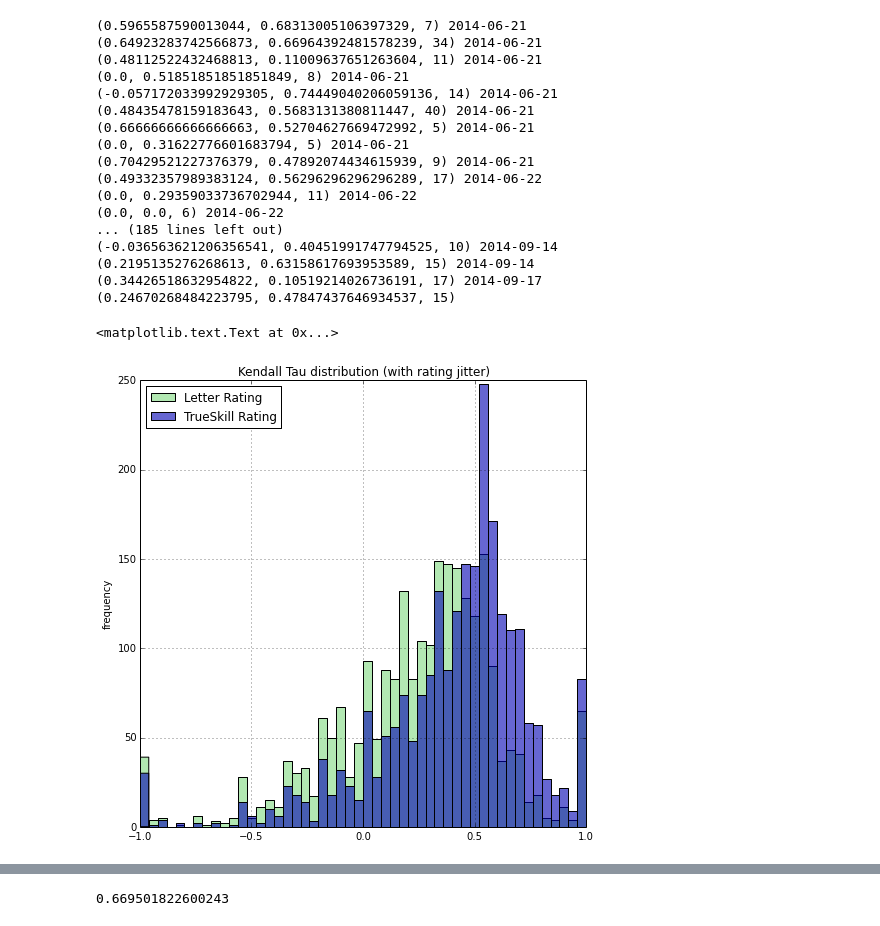
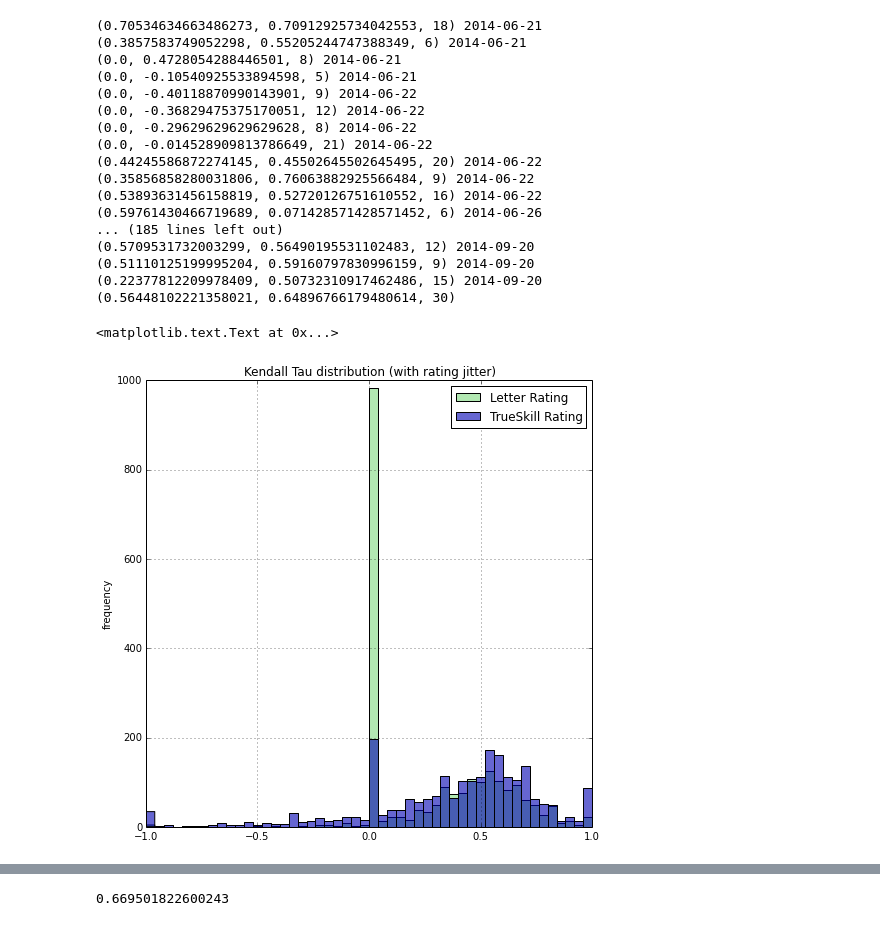
Before and after one commit to djma/pointcontrol, a Jupyter notebook: notebooks/prediction - places.ipynb, the cells around one changed output, grey strips where cells are left out. Saved outputs shown, nothing was run; the diff lists cells and outputs as text; code cells hidden in the pictures.

```diff
--- a/notebooks/prediction - places.ipynb
+++ b/notebooks/prediction - places.ipynb
@@ -108,7 +125,7 @@ np.random.seed(0)
 events = c.execute("""
 SELECT e.*, t.start_date
 FROM events e, tournaments t
-WHERE weapon = 'Epee'
+WHERE weapon = 'Saber'
   AND e.tournamentid = t.tournamentid
   AND t.start_date > '2014-06-20'
 ORDER BY t.start_date ASC
@@ -129,21 +146,21 @@ for event in events:
         print taus, start_date
 d = pd.DataFrame(collected_taus)
 # %% [output]
-(0.5965587590013044, 0.68313005106397329, 7) 2014-06-21
-(0.64923283742566873, 0.66964392481578239, 34) 2014-06-21
-(0.48112522432468813, 0.11009637651263604, 11) 2014-06-21
-(0.0, 0.51851851851851849, 8) 2014-06-21
-(-0.057172033992929305, 0.74449040206059136, 14) 2014-06-21
-(0.48435478159183643, 0.5683131380811447, 40) 2014-06-21
-(0.66666666666666663, 0.52704627669472992, 5) 2014-06-21
-(0.0, 0.31622776601683794, 5) 2014-06-21
-(0.70429521227376379, 0.47892074434615939, 9) 2014-06-21
-(0.49332357989383124, 0.56296296296296289, 17) 2014-06-22
-(0.0, 0.29359033736702944, 11) 2014-06-22
-(0.0, 0.0, 6) 2014-06-22
+(0.70534634663486273, 0.70912925734042553, 18) 2014-06-21
+(0.3857583749052298, 0.55205244747388349, 6) 2014-06-21
+(0.0, 0.4728054288446501, 8) 2014-06-21
+(0.0, -0.10540925533894598, 5) 2014-06-21
+(0.0, -0.40118870990143901, 9) 2014-06-22
+(0.0, -0.36829475375170051, 12) 2014-06-22
+(0.0, -0.29629629629629628, 8) 2014-06-22
+(0.0, -0.014528909813786649, 21) 2014-06-22
+(0.44245586872274145, 0.45502645502645495, 20) 2014-06-22
+(0.35856858280031806, 0.76063882925566484, 9) 2014-06-22
+(0.53893631456158819, 0.52720126751610552, 16) 2014-06-22
+(0.59761430466719689, 0.071428571428571452, 6) 2014-06-26
 ... (185 lines left out)
-(-0.036563621206356541, 0.40451991747794525, 10) 2014-09-14
-(0.2195135276268613, 0.63158617693953589, 15) 2014-09-14
-(0.34426518632954822, 0.10519214026736191, 17) 2014-09-17
-(0.24670268484223795, 0.47847437646934537, 15)
+(0.5709531732003299, 0.56490195531102483, 12) 2014-09-20
+(0.51110125199995204, 0.59160797830996159, 9) 2014-09-20
+(0.22377812209978409, 0.50732310917462486, 15) 2014-09-20
+(0.56448102221358021, 0.64896766179480614, 30)
 # %%
@@ -151,11 +168,13 @@ d.to_pickle("./epee_events_20140620_20150626_prediction_tie_adjusted.pickle")
+# %%
+toanalyse = "./saber_events_20140620_20150626_prediction_tie_adjusted.pickle"
 # %%
-d = pd.read_pickle("./epee_events_20140620_20150626_prediction.pickle")
+d = pd.read_pickle(toanalyse)
 d.rename(columns={"letter_tau" : "Letter Rating", "mu_tau" : "TrueSkill Rating"}, inplace=True)
 p = d[["Letter Rating", "TrueSkill Rating"]].plot(title="Kendall Tau distribution (with rating jitter)", kind="hist", bins=50, figsize=(8,8),
                                  color=[[0.0,0.7,0.0,0.3],
                                         [0.0,0.0,0.7,0.6]])
 p.set_ylabel("frequency")
 # %% [output]
 <matplotlib.text.Text at 0x...>
-[figure, old version]
+[figure, new version]
 # %%
```
Also changed, not shown: parts of 11 cells of this notebook, 1 other file.
